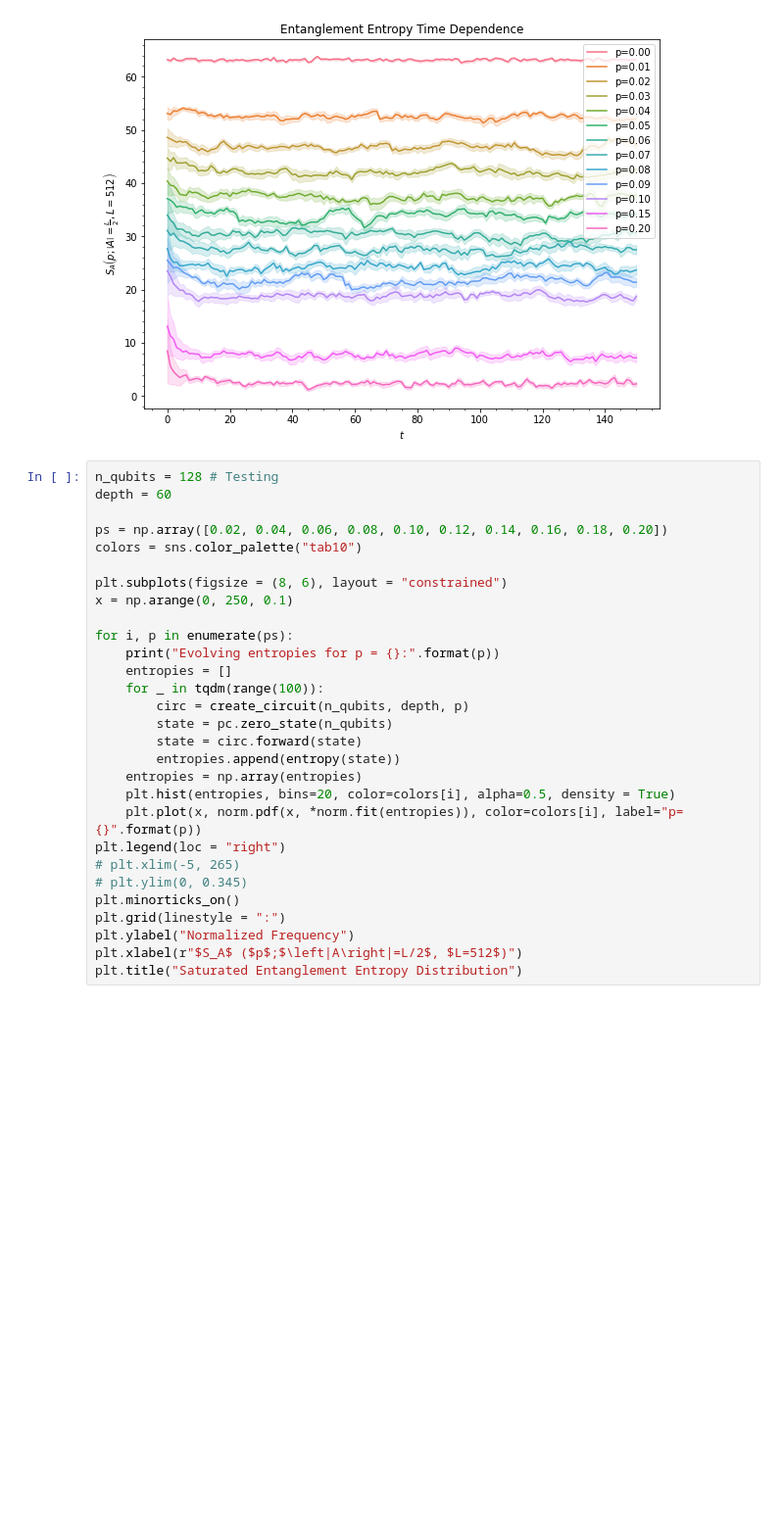
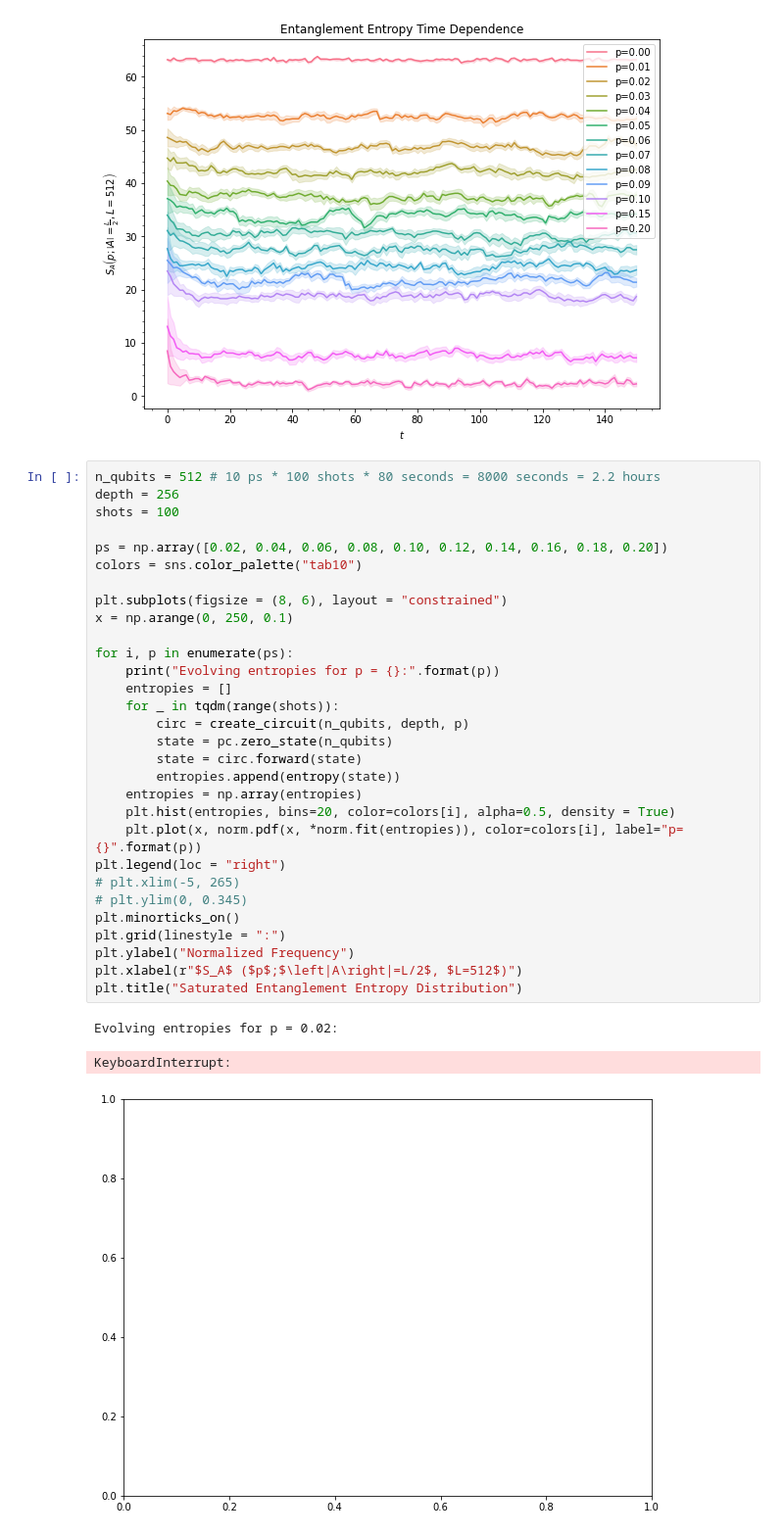
Before and after one commit to DanDan0101/clifford, a Jupyter notebook: dev.ipynb, the cells around one changed output. Shown: that part at 98% size. Saved outputs shown, nothing was run; the diff lists cells and outputs as text; blank space fills up the shorter version.

```diff
--- a/dev.ipynb
+++ b/dev.ipynb
@@ -53,31 +55,36 @@ plt.minorticks_on()
 # %% [output]
 [figure]
 # %%
-n_qubits = 128 # Testing
-depth = 60
+n_qubits = 512 # 10 ps * 100 shots * 80 seconds = 8000 seconds = 2.2 hours
+depth = 256
+shots = 100
 
 ps = np.array([0.02, 0.04, 0.06, 0.08, 0.10, 0.12, 0.14, 0.16, 0.18, 0.20])
 colors = sns.color_palette("tab10")
 
 plt.subplots(figsize = (8, 6), layout = "constrained")
 x = np.arange(0, 250, 0.1)
 
 for i, p in enumerate(ps):
     print("Evolving entropies for p = {}:".format(p))
     entropies = []
-    for _ in tqdm(range(100)):
+    for _ in tqdm(range(shots)):
         circ = create_circuit(n_qubits, depth, p)
         state = pc.zero_state(n_qubits)
         state = circ.forward(state)
         entropies.append(entropy(state))
     entropies = np.array(entropies)
     plt.hist(entropies, bins=20, color=colors[i], alpha=0.5, density = True)
     plt.plot(x, norm.pdf(x, *norm.fit(entropies)), color=colors[i], label="p={}".format(p))
 plt.legend(loc = "right")
 # plt.xlim(-5, 265)
 # plt.ylim(0, 0.345)
 plt.minorticks_on()
 plt.grid(linestyle = ":")
 plt.ylabel("Normalized Frequency")
 plt.xlabel(r"$S_A$ ($p$;$\left|A\right|=L/2$, $L=512$)")
 plt.title("Saturated Entanglement Entropy Distribution")
+# %% [output]
+Evolving entropies for p = 0.02:
+KeyboardInterrupt:
+[figure, added]
```
Also changed, not shown: parts of 2 cells of this notebook, 4 other files.
